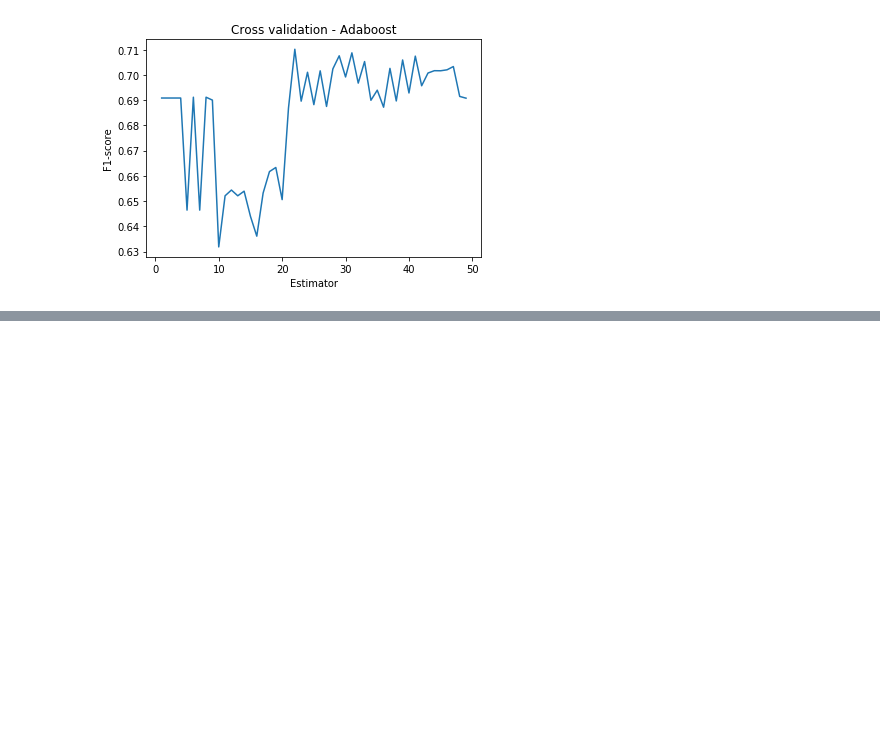
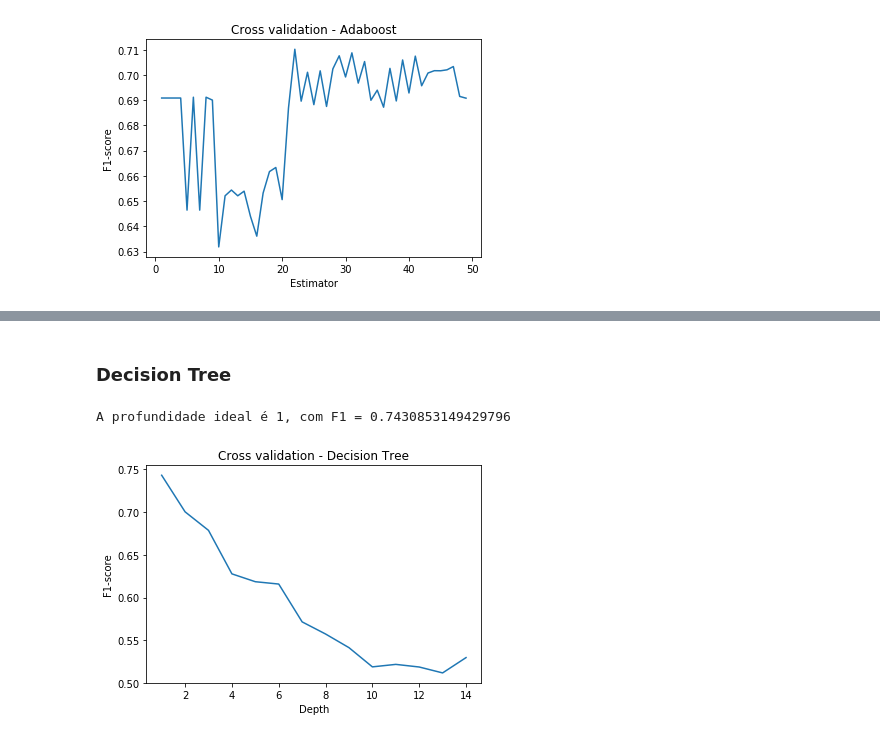
Before and after one commit to diogoflorencio/machine-learning, a Jupyter notebook: lab4/Previsão de Eleição de Deputados.ipynb, the cells around one changed output, grey strips where cells are left out. Saved outputs shown, nothing was run; the diff lists cells and outputs as text; code cells hidden in the pictures; blank space fills up the shorter version.

```diff
--- a/lab4/Previsão de Eleição de Deputados.ipynb
+++ b/lab4/Previsão de Eleição de Deputados.ipynb
@@ -123,0 +169,17 @@ sns.countplot(Y_train)
+# %% [markdown]
+### Decision Tree
+# %%
+from sklearn import tree
+depths = np.arange(1,15,1).tolist()
+cv_tree = [f1_cv(tree.DecisionTreeClassifier(max_depth = depth)).mean()
+            for depth in depths]
+cv_tree = pd.Series(cv_tree, index = depths)
+
+#plot do AUC-Precision&Recall na validação cruzada
+cv_tree.plot(title = "Cross validation - Decision Tree")
+plt.xlabel("Depth")
+plt.ylabel("F1-score")
+print("A profundidade ideal é {0}, com F1 = {1}".format(cv_tree.idxmax(), cv_tree.max()))
+# %% [output]
+A profundidade ideal é 1, com F1 = 0.7430853149429796
+[figure, added]
```
Also changed, not shown: parts of 17 cells of this notebook, 1 other file.
